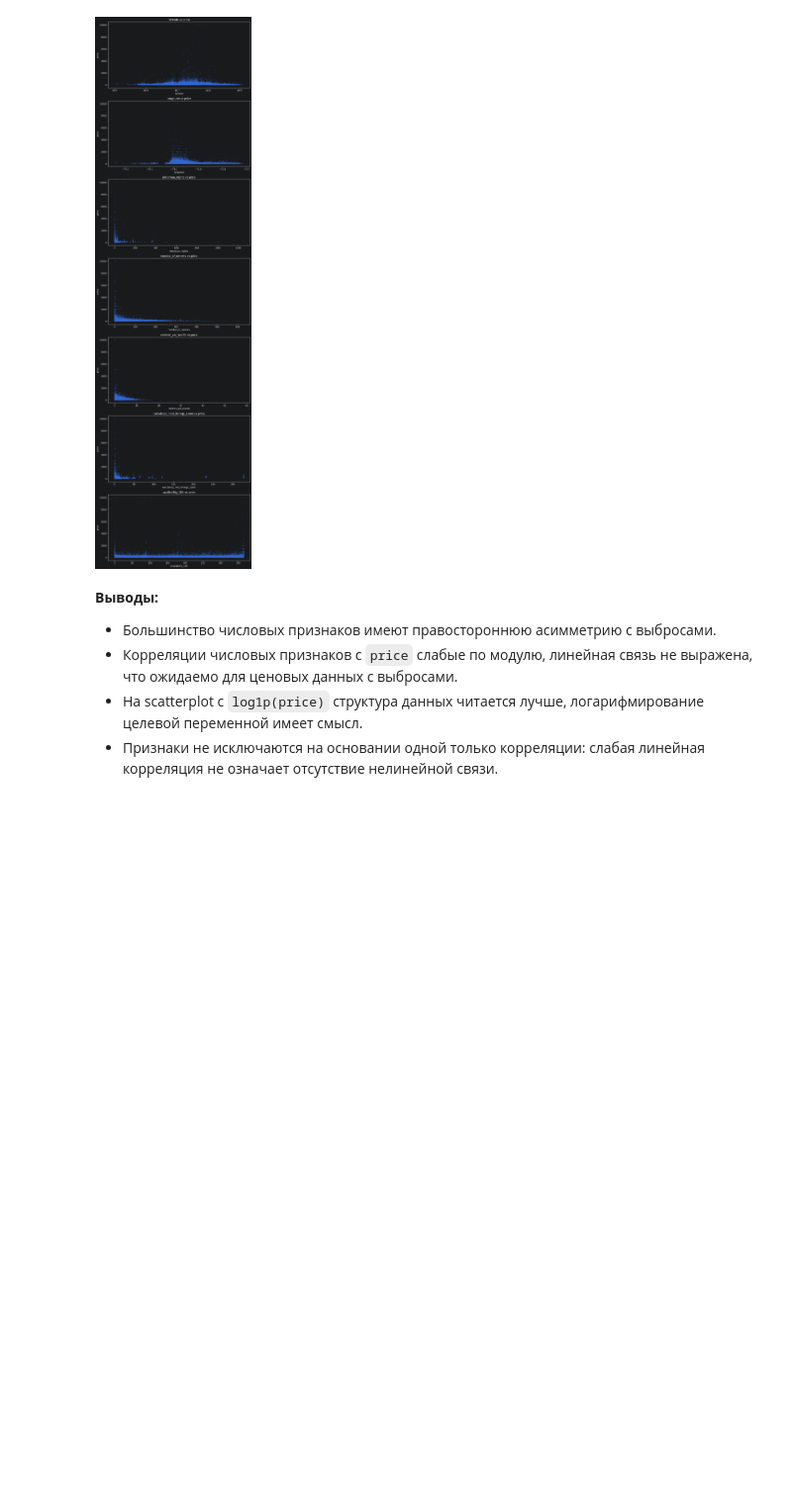
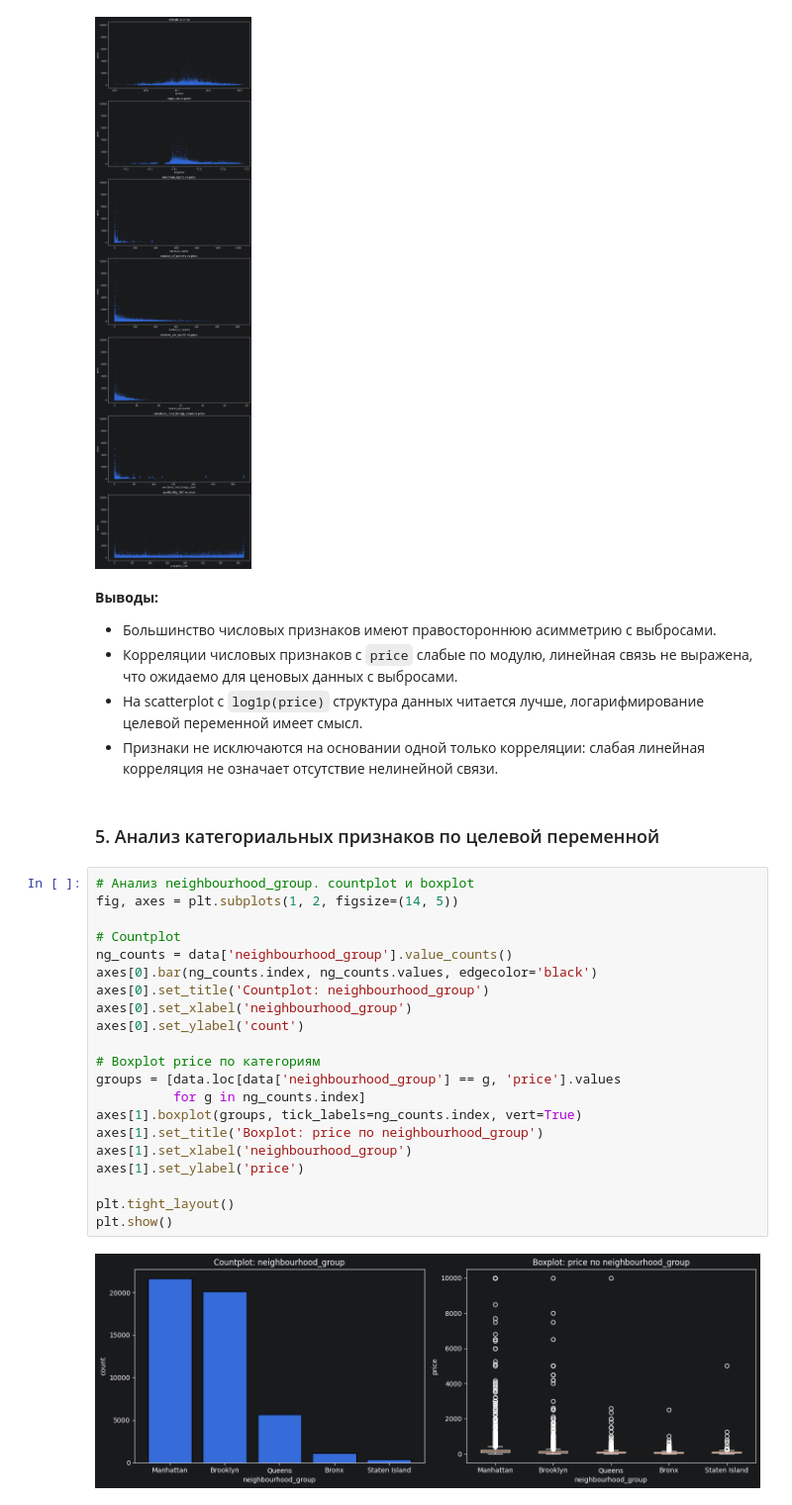
Before and after one commit to togoltsova/ML-Basic, a Jupyter notebook: homework_10/homework_10_fix.ipynb, the cells around one changed output. Shown at 99% size. Drawn from its saved outputs; the diff is of its cells as text; blank space fills up the shorter version.

```diff
--- a/homework_10/homework_10_fix.ipynb
+++ b/homework_10/homework_10_fix.ipynb
@@ -346,3 +346,28 @@ plt.show()
 - Корреляции числовых признаков с `price` слабые по модулю, линейная связь не выражена, что ожидаемо для ценовых данных с выбросами.
 - На scatterplot с `log1p(price)` структура данных читается лучше, логарифмирование целевой переменной имеет смысл.
 - Признаки не исключаются на основании одной только корреляции: слабая линейная корреляция не означает отсутствие нелинейной связи.
+# %% [markdown]
+### 5. Анализ категориальных признаков по целевой переменной
+# %%
+# Анализ neighbourhood_group. countplot и boxplot
+fig, axes = plt.subplots(1, 2, figsize=(14, 5))
+
+# Countplot
+ng_counts = data['neighbourhood_group'].value_counts()
+axes[0].bar(ng_counts.index, ng_counts.values, edgecolor='black')
+axes[0].set_title('Countplot: neighbourhood_group')
+axes[0].set_xlabel('neighbourhood_group')
+axes[0].set_ylabel('count')
+
+# Boxplot price по категориям
+groups = [data.loc[data['neighbourhood_group'] == g, 'price'].values
+          for g in ng_counts.index]
+axes[1].boxplot(groups, tick_labels=ng_counts.index, vert=True)
+axes[1].set_title('Boxplot: price по neighbourhood_group')
+axes[1].set_xlabel('neighbourhood_group')
+axes[1].set_ylabel('price')
+
+plt.tight_layout()
+plt.show()
+# %% [output]
+[figure, added]
```
Also changed, not shown: parts of 14 cells of this notebook.
